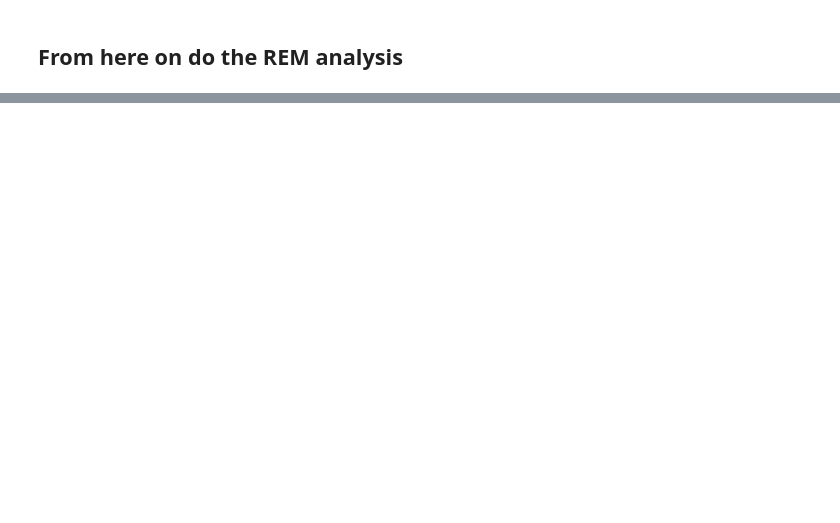
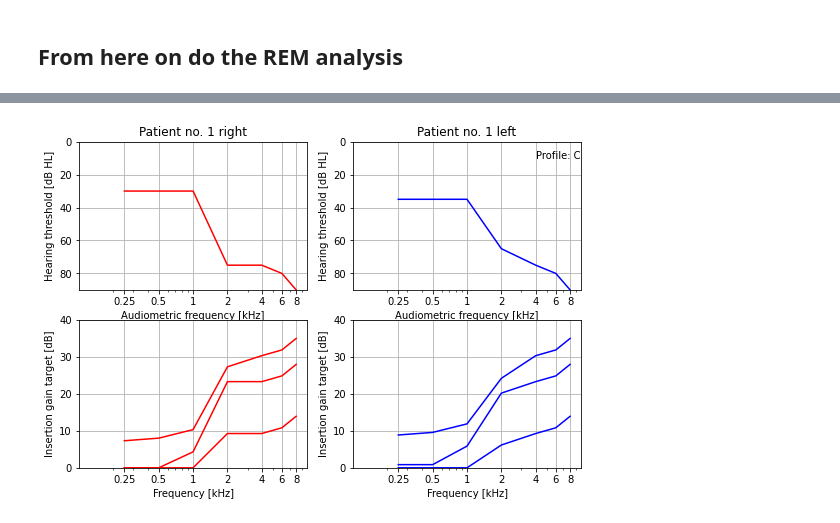
Before and after one commit to tobiaspiechowiak/BEAR_publications, a Jupyter notebook: REM_WP4/Target_analysis.ipynb, the cells around one changed output, grey strips where cells are left out. Saved outputs shown, nothing was run; the diff lists cells and outputs as text; code cells hidden in the pictures; blank space fills up the shorter version.

```diff
--- a/REM_WP4/Target_analysis.ipynb
+++ b/REM_WP4/Target_analysis.ipynb
@@ -117,0 +88,91 @@ REM[3]
+# %%
+def calculateBEARtarget(audiogram, profile):
+    betas = dict()
+    betas['A'] = np.array([[0, 0, 1, 5, 5, 3, 3],
+                           [0, 0, -2, 0, 0, 0, 0],
+                           [0, 0, -5, -5, -5, -5, -5]])
+    betas['B'] = np.array([[-3, -3, 1, 5, 5, 7, 7],
+                           [-3, -3, -2, 0, 0, 0, 0],
+                           [-6, -6, -9, -9, -9, -9, -9]])
+    betas['C'] = np.array([[-2, -1.3, 1, 4, 7, 7, 7],
+                           [-10, -10, -5, 0, 0, 0, 0],
+                           [-14, -14, -14, -14, -14, -14, -14]])
+    betas['D'] = np.array([[0, 0, 0, 3, 2, 2, 2],
+                           [-6, -6, -6, -3, -3, -3, -3],
+                           [-10, -10, -10, -10, -14, -14, -14]])
+    target = 0.31*np.array([audiogram, audiogram, audiogram]) + betas[profile]
+
+    target[target < 0] = 0
+
+    return target
+# %%
+path = 'C:/Users/boko/OneDrive - WSA/Documents/BEAR/BEAR_pilot_data/'
+df = pd.read_excel(path+'WP4 Pilots Data OUH_Widex.xlsx')
+nrows, _ = df.shape
+
+freqs_audio_no3k = [250, 500, 1000, 2000, 4000, 6000, 8000]
+
+
+for patient_idx in range(nrows):
+    audio_left  = pd.concat([df.iloc[patient_idx,5:9], df.iloc[patient_idx,10:13]])
+    audio_right = pd.concat([df.iloc[patient_idx,13:17], df.iloc[patient_idx,18:21]])
+    profile = df.iloc[patient_idx, 24]
+
+    if profile == 'O':
+        continue
+
+    target_left = calculateBEARtarget(np.array(audio_left), profile)
+    target_right = calculateBEARtarget(np.array(audio_right), profile)
+
+    plt.figure(figsize=(9,6))
+    plt.subplot(2,2,1)
+    plt.semilogx(freqs_audio_no3k,-audio_right,'r')
+    plt.grid()
+    plt.title(f"Patient no. {patient_idx+1} right")
+    plt.ylim(-90, 0)
+    plt.xlim(100, 10000)
+    plt.xticks(freqs_audio_no3k, [.25, .5, 1, 2, 4, 6, 8])
+    plt.yticks([0, -20, -40, -60, -80], [0, 20, 40, 60, 80])
+    plt.xlabel('Audiometric frequency [kHz]')
+    plt.ylabel('Hearing threshold [dB HL]')
+
+    plt.subplot(2,2,2)
+    plt.semilogx(freqs_audio_no3k,-audio_left,'b')
+    plt.grid()
+    plt.title(f"Patient no. {patient_idx+1} left")
+    plt.text(4000, -10, "Profile: "+profile)
+    plt.ylim(-90, 0)
+    plt.xlim(100, 10000)
+    plt.xticks(freqs_audio_no3k, [.25, .5, 1, 2, 4, 6, 8])
+    plt.yticks([0, -20, -40, -60, -80], [0, 20, 40, 60, 80])
+    plt.xlabel('Audiometric frequency [kHz]')
+    plt.ylabel('Hearing threshold [dB HL]')
+
+
+    plt.subplot(2,2,3)
+    plt.semilogx(freqs_audio_no3k,target_right[0,:],'r')
+    plt.semilogx(freqs_audio_no3k,target_right[1,:],'r')
+    plt.semilogx(freqs_audio_no3k,target_right[2,:],'r')
+    plt.grid()
+    #plt.title(f"Patient no. {patient_idx+1} right")
+    plt.ylim(0, 40)
+    plt.xlim(100, 10000)
+    plt.xticks(freqs_audio_no3k, [.25, .5, 1, 2, 4, 6, 8])
+    plt.yticks([0, 10, 20, 30, 40], [0, 10, 20, 30, 40])
+    plt.xlabel('Frequency [kHz]')
+    plt.ylabel('Insertion gain target [dB]')
+
+    plt.subplot(2,2,4)
+    plt.semilogx(freqs_audio_no3k,target_left[0,:],'b')
+    plt.semilogx(freqs_audio_no3k,target_left[1,:],'b')
+    plt.semilogx(freqs_audio_no3k,target_left[2,:],'b')
+    plt.grid()
+    #plt.title(f"Patient no. {patient_idx+1} left")
+    plt.ylim(0, 40)
+    plt.xlim(100, 10000)
+    plt.xticks(freqs_audio_no3k, [.25, .5, 1, 2, 4, 6, 8])
+    plt.yticks([0, 10, 20, 30, 40], [0, 10, 20, 30, 40])
+    plt.xlabel('Frequency [kHz]')
+    plt.ylabel('Insertion gain target [dB]')
+# %% [output]
+[figure, added]
```
Also changed, not shown: parts of 11 cells of this notebook.
